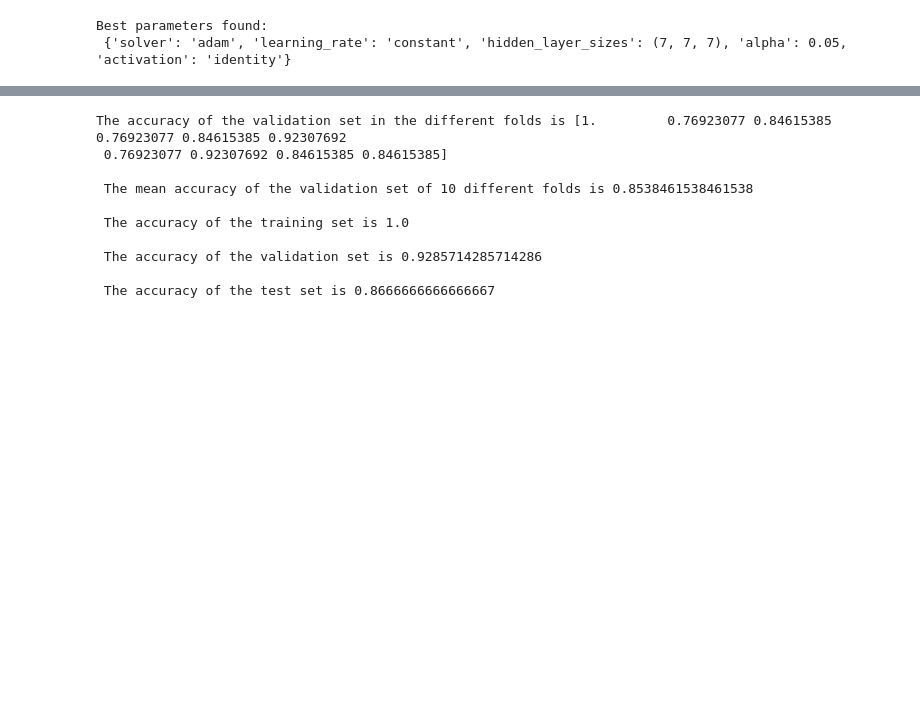
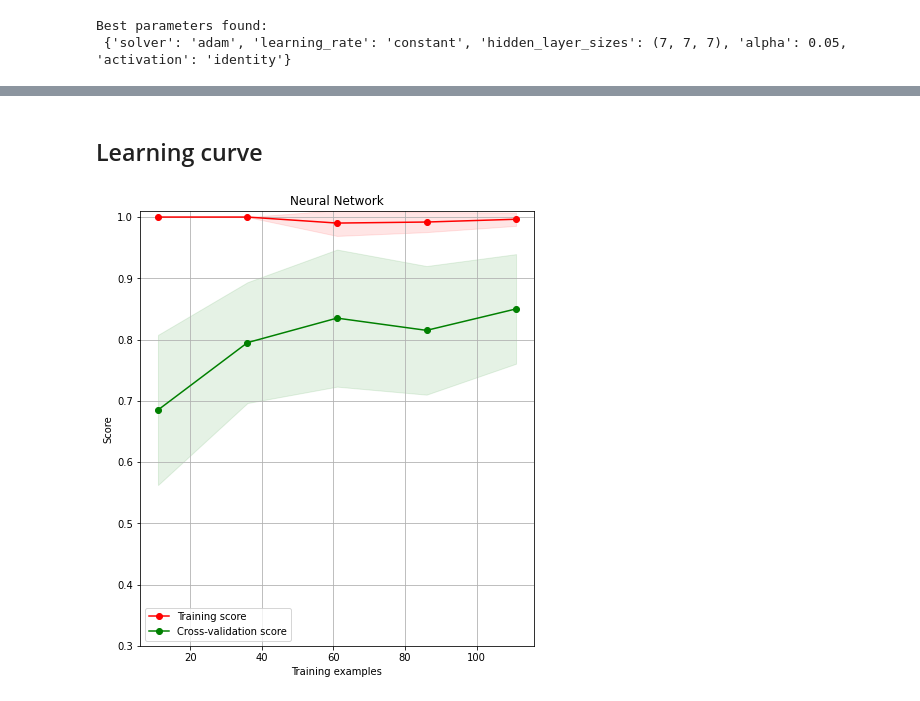
Before and after one commit to Kristelwen/TM10007_PROJECT, a Jupyter notebook: neural_networks.ipynb, the cells around one changed output, grey strips where cells are left out. Saved outputs shown, nothing was run; the diff lists cells and outputs as text; code cells hidden in the pictures; blank space fills up the shorter version.

Commit message:
Added learning curves and made clear and structured comments on the code

```diff
--- a/neural_networks.ipynb
+++ b/neural_networks.ipynb
@@ -232,30 +252,2 @@ weighted avg       0.87      0.87      0.87        15
-# %%
-# Evaluate neural network using three-fold cross-validation
-score = cross_val_score(MLP, data_df_train, label_train, cv=10)
-mean_score = score.mean()
-
-print(f'The accuracy of the validation set in 10 different folds is {score}')
-print(f'\n The mean accuracy of the validation set of 10 different folds is {mean_score}')
-
-# Evaluate neural network on training set
-acc_train = accuracy_score(label_train2, train2_pred)
-print(f'\n The accuracy of the training set is {acc_train}')
-
-# Evaluate neural network on validation set
-acc_val = accuracy_score(label_val, val_pred)
-print(f'\n The accuracy of the validation set is {acc_val}')
-
-# Evaluate neural network on test set
-acc_test = accuracy_score(label_test, test_pred)
-print(f'\n The accuracy of the test set is {acc_test}')
-# %% [output]
-The accuracy of the validation set in the different folds is [1.         0.76923077 0.84615385 0.76923077 0.84615385 0.92307692
- 0.76923077 0.92307692 0.84615385 0.84615385]
-
- The mean accuracy of the validation set of 10 different folds is 0.8538461538461538
-
- The accuracy of the training set is 1.0
-
- The accuracy of the validation set is 0.9285714285714286
-
- The accuracy of the test set is 0.8666666666666667
+# %% [markdown]
+## Learning curve
@@ -261,0 +287,30 @@ The accuracy of the validation set in the different folds is [1.         0.76923
+# %%
+# Classifiers
+clsfs = [MLP]
+
+# Plot figuren
+fig = plt.figure(figsize=(24,8*len(clsfs)))
+
+# Create a cross-validation object
+cv = ShuffleSplit(n_splits=10, test_size=0.15, random_state=0)
+# cv = StratifiedKFold(n_splits=10, shuffle=True, random_state=0)
+# cv = StratifiedShuffleSplit(n_splits=10, test_size=0.15, random_state=0)
+
+# Now use the classifiers on all datasets
+num = 0
+for clf in clsfs:
+    # Split data in training and testing
+    # title = str(type(clf))
+    if hasattr(clf, 'n_estimators'):
+        title = f"Random Forest Classifier, n(trees) = {clf.n_estimators}"
+    elif hasattr(clf, 'C'):
+        title = f"SVM Classifier, C (slack) = {clf.C}"
+    elif hasattr(clf, 'n_neighbors'):
+        title = f"kNN Classifier, #neighbors = {clf.n_neighbors}"
+    elif hasattr(clf, 'hidden_layer_sizes'):
+        title = f"Neural Network"
+    ax = fig.add_subplot(len(clsfs), 3, num + 1)
+    plot_learning_curve(clf, title, data_df_train, label_train, ax, ylim=(0.3, 1.01), cv=cv)
+    num += 1
+# %% [output]
+[figure, added]
```
Also changed, not shown: parts of 8 cells of this notebook.
